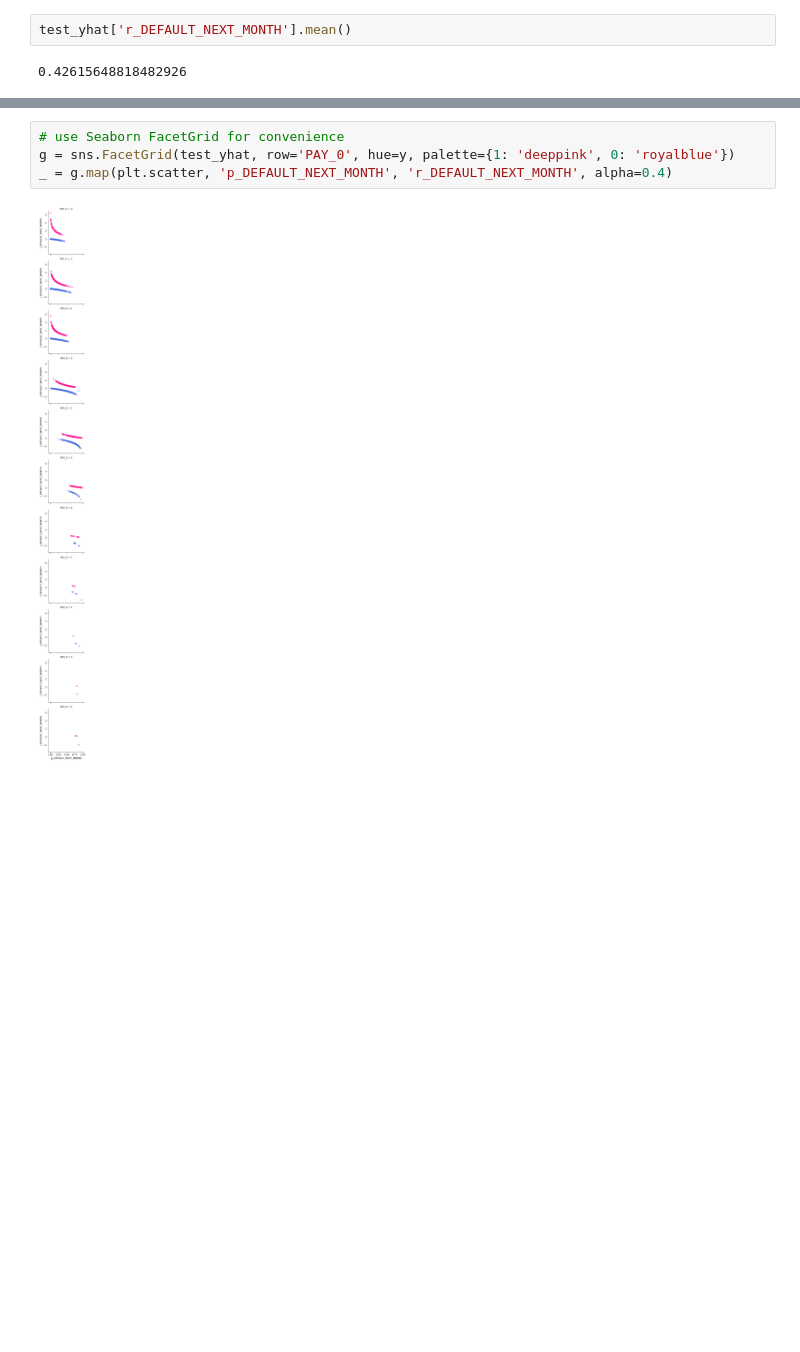
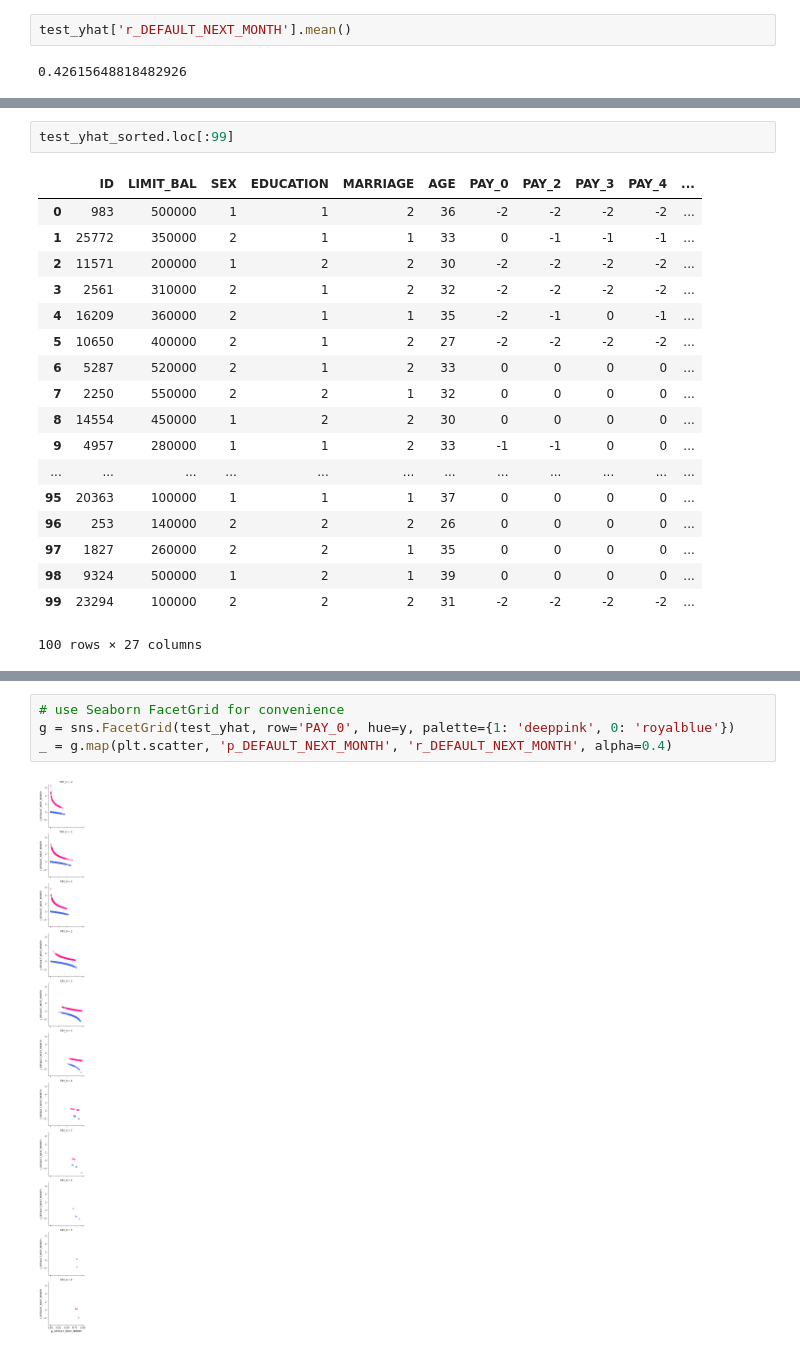
Before and after one commit to jphall663/interpretable_machine_learning_with_python, a Jupyter notebook: pdp_dt_surr_res_shap_loss.ipynb, the cells around one changed output, grey strips where cells are left out. Cells and saved outputs as stored; diff of their text form; blank space fills up the shorter version.

```diff
--- a/pdp_dt_surr_res_shap_loss.ipynb
+++ b/pdp_dt_surr_res_shap_loss.ipynb
@@ -275,5 +275,26 @@ test_yhat_sorted
 | 9053 | 23477 | 480000 | 2 | 1 | 2 | 32 | -2 | -2 | -2 | -2 | ... |
 9054 rows × 27 columns
+# %%
+test_yhat_sorted.loc[:99]
+# %% [output]
+|  | ID | LIMIT_BAL | SEX | EDUCATION | MARRIAGE | AGE | PAY_0 | PAY_2 | PAY_3 | PAY_4 | ... |
+| 0 | 983 | 500000 | 1 | 1 | 2 | 36 | -2 | -2 | -2 | -2 | ... |
+| 1 | 25772 | 350000 | 2 | 1 | 1 | 33 | 0 | -1 | -1 | -1 | ... |
+| 2 | 11571 | 200000 | 1 | 2 | 2 | 30 | -2 | -2 | -2 | -2 | ... |
+| 3 | 2561 | 310000 | 2 | 1 | 2 | 32 | -2 | -2 | -2 | -2 | ... |
+| 4 | 16209 | 360000 | 2 | 1 | 1 | 35 | -2 | -1 | 0 | -1 | ... |
+| 5 | 10650 | 400000 | 2 | 1 | 2 | 27 | -2 | -2 | -2 | -2 | ... |
+| 6 | 5287 | 520000 | 2 | 1 | 2 | 33 | 0 | 0 | 0 | 0 | ... |
+| 7 | 2250 | 550000 | 2 | 2 | 1 | 32 | 0 | 0 | 0 | 0 | ... |
+| 8 | 14554 | 450000 | 1 | 2 | 2 | 30 | 0 | 0 | 0 | 0 | ... |
+| 9 | 4957 | 280000 | 1 | 1 | 2 | 33 | -1 | -1 | 0 | 0 | ... |
+| ... | ... | ... | ... | ... | ... | ... | ... | ... | ... | ... | ... |
+| 95 | 20363 | 100000 | 1 | 1 | 1 | 37 | 0 | 0 | 0 | 0 | ... |
+| 96 | 253 | 140000 | 2 | 2 | 2 | 26 | 0 | 0 | 0 | 0 | ... |
+| 97 | 1827 | 260000 | 2 | 2 | 1 | 35 | 0 | 0 | 0 | 0 | ... |
+| 98 | 9324 | 500000 | 1 | 2 | 1 | 39 | 0 | 0 | 0 | 0 | ... |
+| 99 | 23294 | 100000 | 2 | 2 | 2 | 31 | -2 | -2 | -2 | -2 | ... |
+100 rows × 27 columns
 # %%
 if os.path.isfile('shap_error_values.csv'):
 
```
Also changed, not shown: parts of 14 cells of this notebook, 2 other files.
